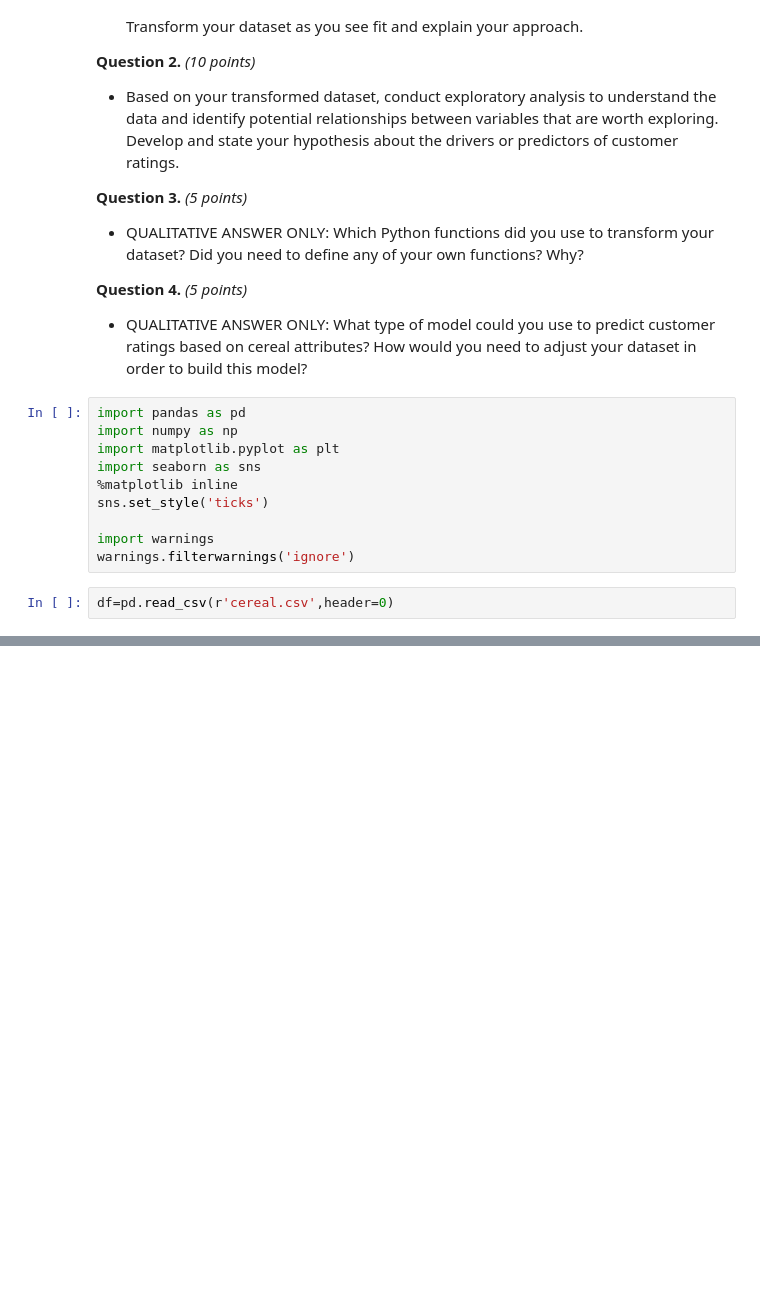
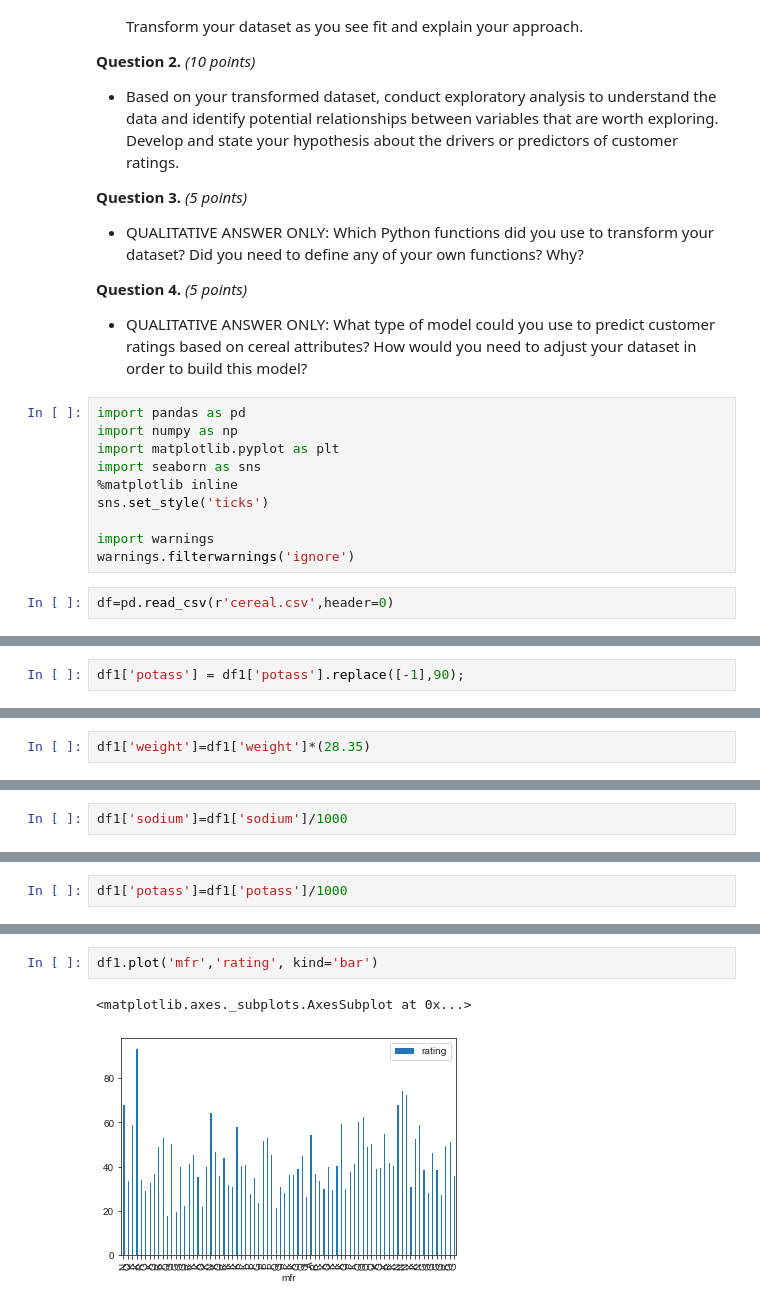
Before and after one commit to farnazghp/Cereal-Data, a Jupyter notebook: Assignment 1.ipynb, the cells around one changed output, grey strips where cells are left out. Cells and saved outputs as stored; diff of their text form; blank space fills up the shorter version.

```diff
--- a/Assignment 1.ipynb
+++ b/Assignment 1.ipynb
@@ -167,0 +141,2 @@ data.plot(kind='bar',figsize=(10,6))
+# %%
+df1['potass'] = df1['potass'].replace([-1],90);
@@ -167,0 +172,2 @@ data.plot(kind='bar',figsize=(10,6))
+# %%
+df1['weight']=df1['weight']*(28.35)
@@ -167,0 +180,2 @@ data.plot(kind='bar',figsize=(10,6))
+# %%
+df1['sodium']=df1['sodium']/1000
@@ -167,0 +198,2 @@ data.plot(kind='bar',figsize=(10,6))
+# %%
+df1['potass']=df1['potass']/1000
@@ -167,0 +240,5 @@ data.plot(kind='bar',figsize=(10,6))
+# %%
+df1.plot('mfr','rating', kind='bar')
+# %% [output]
+<matplotlib.axes._subplots.AxesSubplot at 0x...>
+[figure, added]
```
Also changed, not shown: parts of 75 cells of this notebook.
